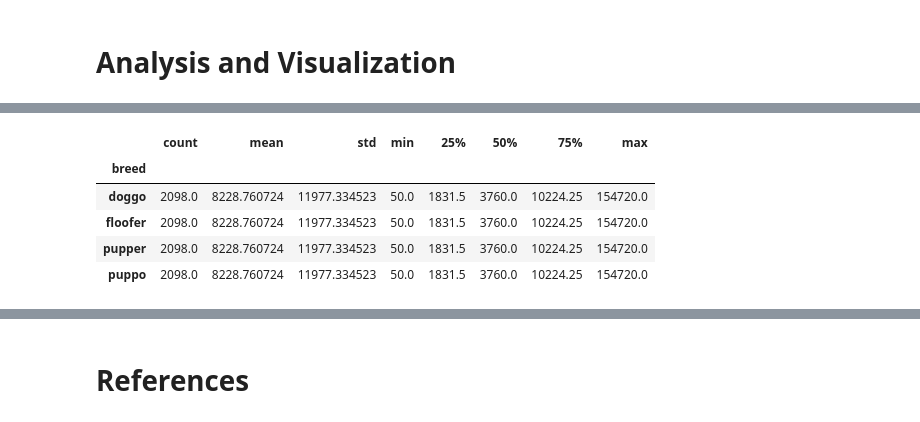
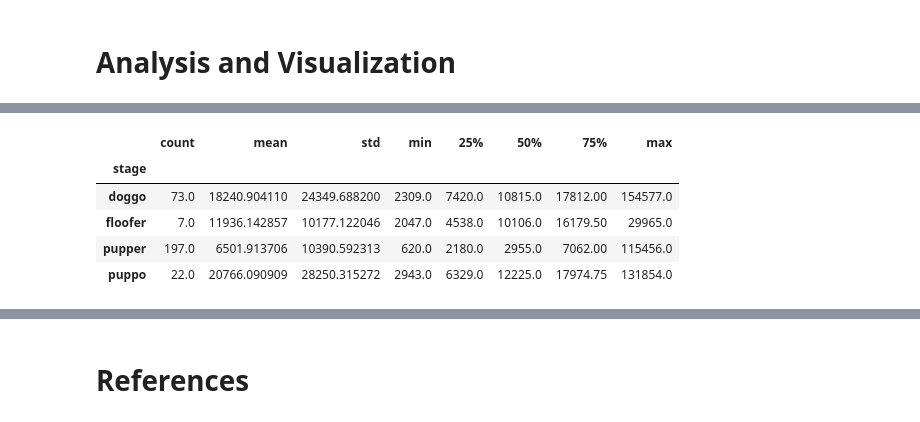
Before and after one commit to kcirne25/WeRateDogs-wrangle, a Jupyter notebook: wrangle_act.ipynb, the cells around one changed output, grey strips where cells are left out. Cells and saved outputs as stored; diff of their text form; code cells hidden in the pictures.

```diff
--- a/wrangle_act.ipynb
+++ b/wrangle_act.ipynb
@@ -637,9 +693,9 @@ dtype: float64
 # %%
-df_clean.groupby('breed')['favorites'].agg('describe')
+df_clean.groupby('stage')['favorites'].agg('describe')
 # %% [output]
 |  | count | mean | std | min | 25% | 50% | 75% | max |
-| breed |  |  |  |  |  |  |  |  |
-| doggo | 2098.0 | 8228.760724 | 11977.334523 | 50.0 | 1831.5 | 3760.0 | 10224.25 | 154720.0 |
-| floofer | 2098.0 | 8228.760724 | 11977.334523 | 50.0 | 1831.5 | 3760.0 | 10224.25 | 154720.0 |
-| pupper | 2098.0 | 8228.760724 | 11977.334523 | 50.0 | 1831.5 | 3760.0 | 10224.25 | 154720.0 |
-| puppo | 2098.0 | 8228.760724 | 11977.334523 | 50.0 | 1831.5 | 3760.0 | 10224.25 | 154720.0 |
+| stage |  |  |  |  |  |  |  |  |
+| doggo | 73.0 | 18240.904110 | 24349.688200 | 2309.0 | 7420.0 | 10815.0 | 17812.00 | 154577.0 |
+| floofer | 7.0 | 11936.142857 | 10177.122046 | 2047.0 | 4538.0 | 10106.0 | 16179.50 | 29965.0 |
+| pupper | 197.0 | 6501.913706 | 10390.592313 | 620.0 | 2180.0 | 2955.0 | 7062.00 | 115456.0 |
+| puppo | 22.0 | 20766.090909 | 28250.315272 | 2943.0 | 6329.0 | 12225.0 | 17974.75 | 131854.0 |
```
Also changed, not shown: parts of 53 cells of this notebook.
